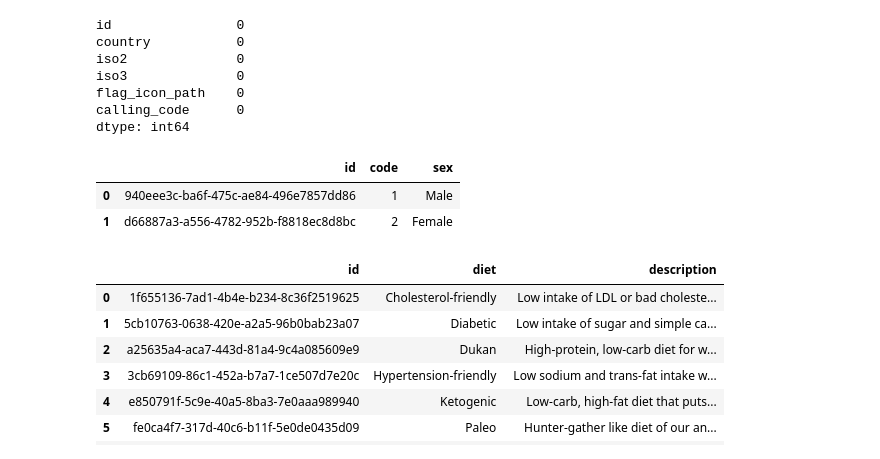
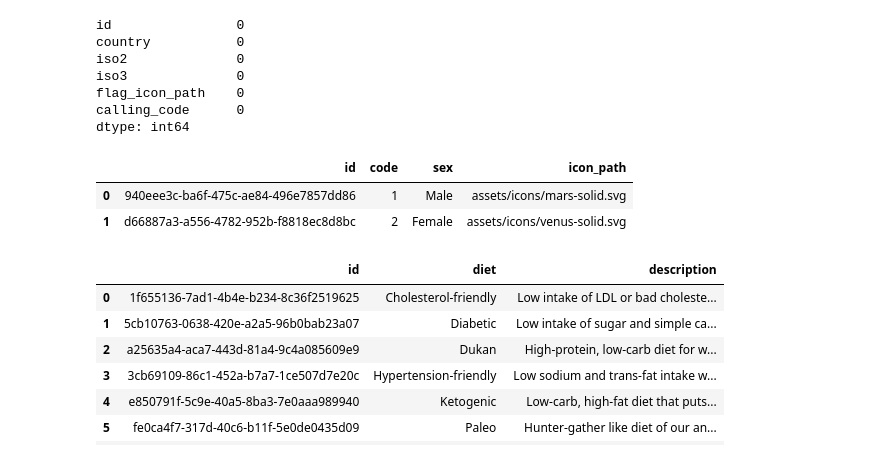
Before and after one commit to AI-UN-SDG5/AI-UN-SDG5_Data_Preparation, a Jupyter notebook: data_preparation.ipynb, the cells around one changed output. Cells and saved outputs as stored; diff of their text form; code cells hidden in the pictures.

```diff
--- a/data_preparation.ipynb
+++ b/data_preparation.ipynb
@@ -163,16 +212,17 @@ dtype: int64
 # %%
 # Create dataframe for sexes
 sex_data = {
     "code": [1, 2],
-    "sex": ["Male", "Female"]
+    "sex": ["Male", "Female"],
+    "icon_path": ["assets/icons/mars-solid.svg", "assets/icons/venus-solid.svg"]
 }
 sex_df = pd.DataFrame(sex_data)
 sex_df.insert(column="id", loc=0, value=[generate_uuid(i, 2024) for i in range(sex_df.shape[0])])
 sex_df
 # %% [output]
-|  | id | code | sex |
-| 0 | 940eee3c-ba6f-475c-ae84-496e7857dd86 | 1 | Male |
-| 1 | d66887a3-a556-4782-952b-f8818ec8d8bc | 2 | Female |
+|  | id | code | sex | icon_path |
+| 0 | 940eee3c-ba6f-475c-ae84-496e7857dd86 | 1 | Male | assets/icons/mars-solid.svg |
+| 1 | d66887a3-a556-4782-952b-f8818ec8d8bc | 2 | Female | assets/icons/venus-solid.svg |
 # %%
 # Create dataframe for diets
 diet_data = {
```
Also changed, not shown: parts of 5 cells of this notebook.
